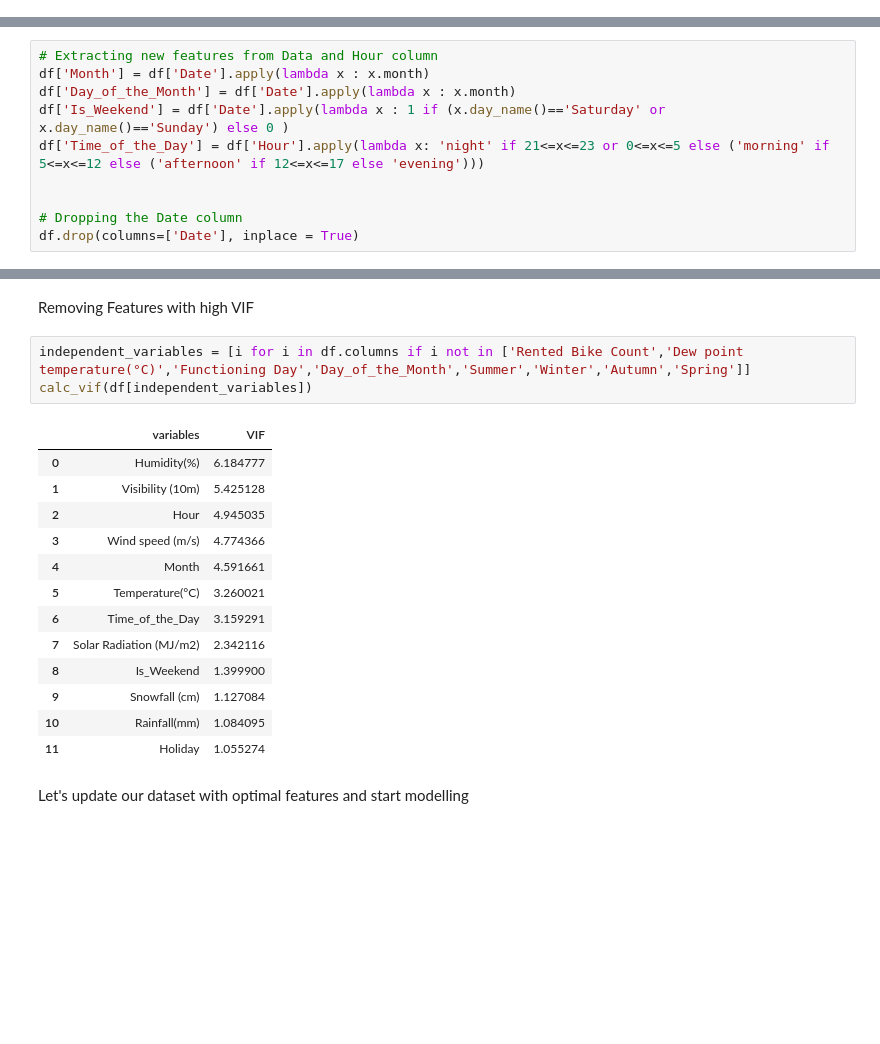
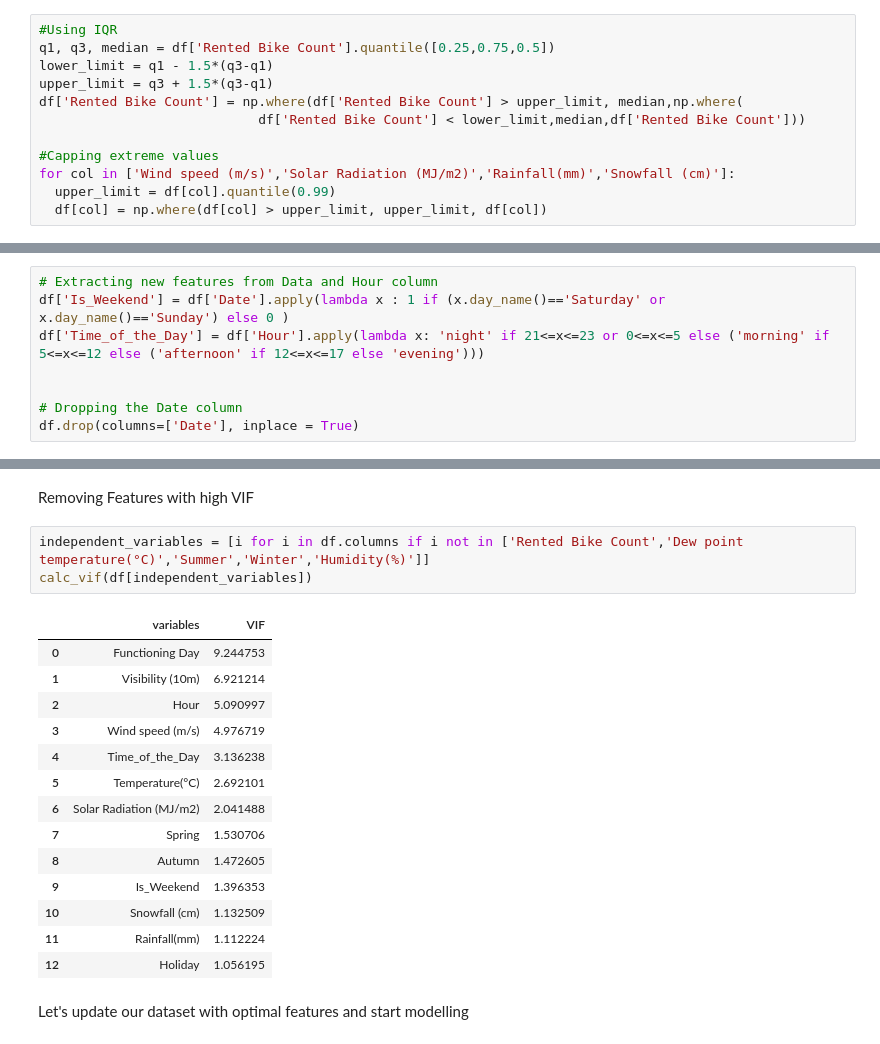
Before and after one commit to shadabsgit/ML-Regression-Capstone-Project, a Jupyter notebook: Bike_Sharing_Demand_Prediction_Capstone_Project.ipynb, the cells around one changed output, grey strips where cells are left out. Saved outputs shown, nothing was run; the diff lists cells and outputs as text; blank space fills up the shorter version.

```diff
--- a/Bike_Sharing_Demand_Prediction_Capstone_Project.ipynb
+++ b/Bike_Sharing_Demand_Prediction_Capstone_Project.ipynb
@@ -216,0 +224,12 @@ for n,column in enumerate(numeric_features):
+# %%
+#Using IQR
+q1, q3, median = df['Rented Bike Count'].quantile([0.25,0.75,0.5])
+lower_limit = q1 - 1.5*(q3-q1)
+upper_limit = q3 + 1.5*(q3-q1)
+df['Rented Bike Count'] = np.where(df['Rented Bike Count'] > upper_limit, median,np.where(
+                            df['Rented Bike Count'] < lower_limit,median,df['Rented Bike Count']))
+
+#Capping extreme values
+for col in ['Wind speed (m/s)','Solar Radiation (MJ/m2)','Rainfall(mm)','Snowfall (cm)']:
+  upper_limit = df[col].quantile(0.99)
+  df[col] = np.where(df[col] > upper_limit, upper_limit, df[col])
@@ -218,8 +239,6 @@ for n,column in enumerate(numeric_features):
 Exploring Catagorical Features
 # %%
 # Extracting new features from Data and Hour column
-df['Month'] = df['Date'].apply(lambda x : x.month)
-df['Day_of_the_Month'] = df['Date'].apply(lambda x : x.month)
 df['Is_Weekend'] = df['Date'].apply(lambda x : 1 if (x.day_name()=='Saturday' or x.day_name()=='Sunday') else 0 )
 df['Time_of_the_Day'] = df['Hour'].apply(lambda x: 'night' if 21<=x<=23 or 0<=x<=5 else ('morning' if 5<=x<=12 else ('afternoon' if 12<=x<=17 else 'evening')))
 
@@ -356,22 +376,23 @@ calc_vif(df[independent_variables])
 # %% [markdown]
 Removing Features with high VIF
 # %%
-independent_variables = [i for i in df.columns if i not in ['Rented Bike Count','Dew point temperature(°C)','Functioning Day','Day_of_the_Month','Summer','Winter','Autumn','Spring']]
+independent_variables = [i for i in df.columns if i not in ['Rented Bike Count','Dew point temperature(°C)','Summer','Winter','Humidity(%)']]
 calc_vif(df[independent_variables])
 # %% [output]
 |  | variables | VIF |
-| 0 | Humidity(%) | 6.184777 |
-| 1 | Visibility (10m) | 5.425128 |
-| 2 | Hour | 4.945035 |
-| 3 | Wind speed (m/s) | 4.774366 |
-| 4 | Month | 4.591661 |
-| 5 | Temperature(°C) | 3.260021 |
-| 6 | Time_of_the_Day | 3.159291 |
-| 7 | Solar Radiation (MJ/m2) | 2.342116 |
-| 8 | Is_Weekend | 1.399900 |
-| 9 | Snowfall (cm) | 1.127084 |
-| 10 | Rainfall(mm) | 1.084095 |
-| 11 | Holiday | 1.055274 |
+| 0 | Functioning Day | 9.244753 |
+| 1 | Visibility (10m) | 6.921214 |
+| 2 | Hour | 5.090997 |
+| 3 | Wind speed (m/s) | 4.976719 |
+| 4 | Time_of_the_Day | 3.136238 |
+| 5 | Temperature(°C) | 2.692101 |
+| 6 | Solar Radiation (MJ/m2) | 2.041488 |
+| 7 | Spring | 1.530706 |
+| 8 | Autumn | 1.472605 |
+| 9 | Is_Weekend | 1.396353 |
+| 10 | Snowfall (cm) | 1.132509 |
+| 11 | Rainfall(mm) | 1.112224 |
+| 12 | Holiday | 1.056195 |
 # %% [markdown]
 Let's update our dataset with optimal features and start modelling
 # %%
```
Also changed, not shown: parts of 41 cells of this notebook.
